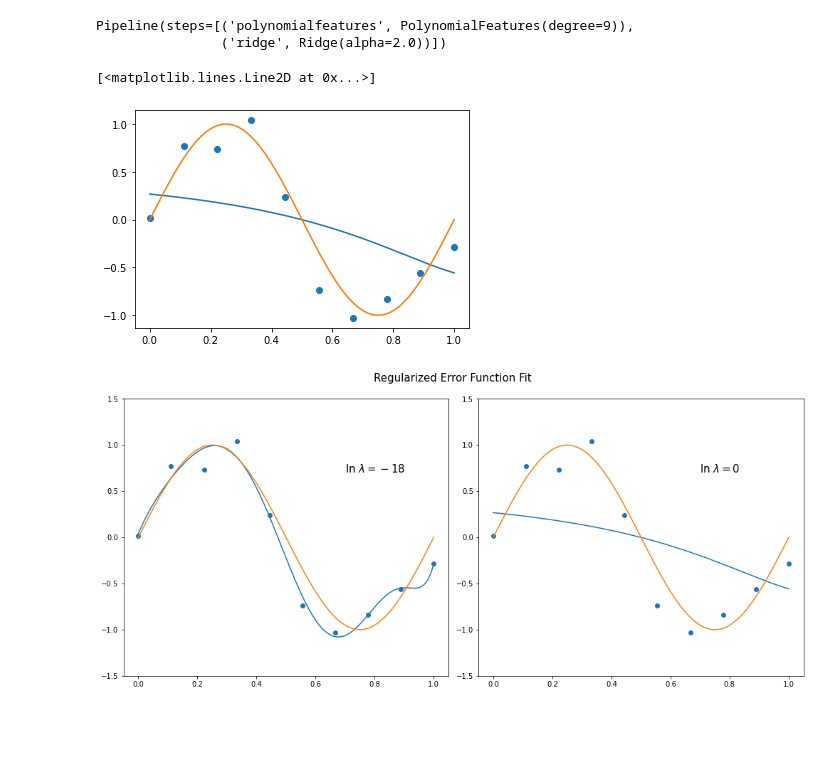
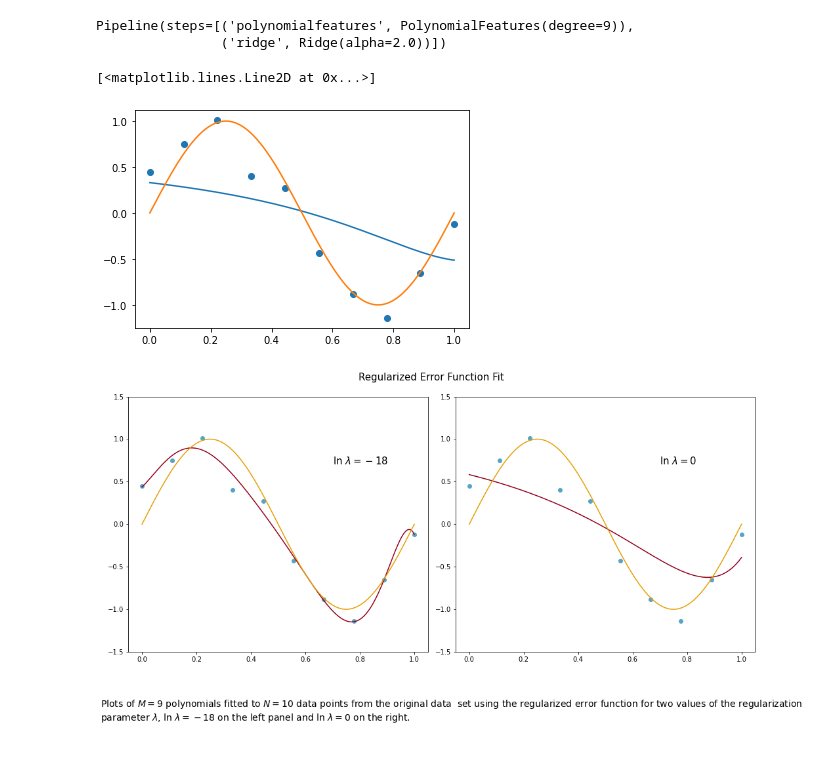
Before and after one commit to OneMogin/project_git, a Jupyter notebook: prml_book/ch1_intro.ipynb, the cells around one changed output. Drawn from its saved outputs; the diff is of its cells as text; code cells hidden in the pictures; blank space fills up the shorter version.

```diff
--- a/prml_book/ch1_intro.ipynb
+++ b/prml_book/ch1_intro.ipynb
@@ -46,8 +46,9 @@ Fot the test set let's use 100 points
 # %%
 x_train, y_train = create_df(f, 10, 0.25)
 
-x_test = np.linspace(0,1, 200) #for drawing the generating function and generate the test set
-y_test = f(x_test)
+x_test, y_test = create_df(f, 200, 0.25)
+#x_test = np.linspace(0,1, 200) #for drawing the generating function and generate the test set
+#y_test = f(x_test)
 # %%
 fig, ax= plt.subplots(figsize=(10,6))
 
@@ -109,7 +110,7 @@ for i, d in enumerate(degree):
     plt.plot(x_test, y_pred, color='#94001c')
     plt.title('M={}'.format(d))
     plt.scatter(x_train,y_train, color='#56a5c7',s=50, label='Training Data')
-    plt.plot(x_test, y_test, color='#e69e00', lw=2, label=r'$\sin (2 \pi x)$')
+    plt.plot(x_test, f(x_test), color='#e69e00', lw=2, label=r'$\sin (2 \pi x)$')
     #plt.legend()
 
 
@@ -212,22 +213,26 @@ ax.plot(x_test, y_reg_pred)
 ax.plot(x_test, f(x_test))
 # %% [output]
 [<matplotlib.lines.Line2D at 0x...>]
-[figure, old version]
+[figure, new version]
 # %%
 plt.figure(figsize=(14,6))
 
 for i, lamd in enumerate([-18,0]):
-    regmodel = make_pipeline(PolynomialFeatures(9), Ridge(alpha=2*np.exp(lamd)))
+    regmodel = make_pipeline(PolynomialFeatures(9), Ridge(alpha=np.exp(lamd)/2.))
     regmodel.fit(x_train.reshape(-1,1), y_train)
     yred_pred = regmodel.predict(x_test.reshape(-1,1))
     plt.subplot(1,2,i+1)
     plt.ylim(-1.5,1.5)
-    plt.scatter(x_train, y_train)
-    plt.plot(x_test, yred_pred)
-    plt.plot(x_test, f(x_test))
+    plt.scatter(x_train, y_train, color=azulito)
+    plt.plot(x_test, yred_pred, color=rojo)
+    plt.plot(x_test, f(x_test), color=naranja)
     plt.text(0.7,0.7,fr'$\ln \ \lambda = {lamd}$', fontsize=15)
 
 plt.suptitle('Regularized Error Function Fit', fontsize=15, y=1.05)
+caption_ridge=r'''Plots of $M = 9$ polynomials fitted to $N=10$ data points from the original data  set using the regularized error function for two values of the regularization
+parameter $\lambda$, $\ln \ \lambda = -18$ on the left panel and $\ln \ \lambda = 0$ on the right.
+'''
+plt.figtext(0., -0.1, caption_ridge, fontsize=14,va="top", ha="left")
 plt.tight_layout()
 # %% [output]
-[figure, old version]
+[figure, new version]
```
Also changed, not shown: parts of 7 cells of this notebook.
